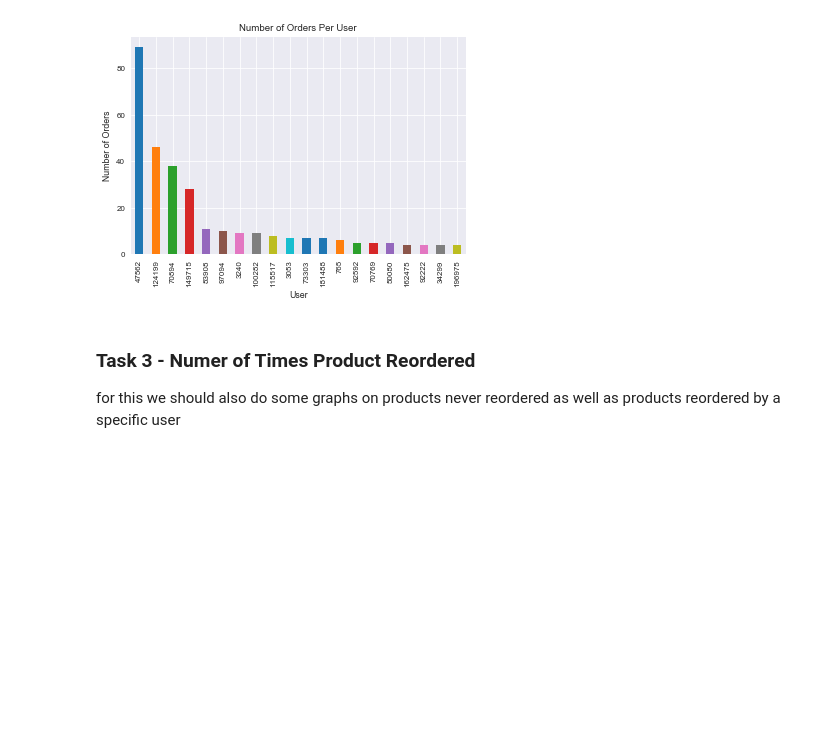
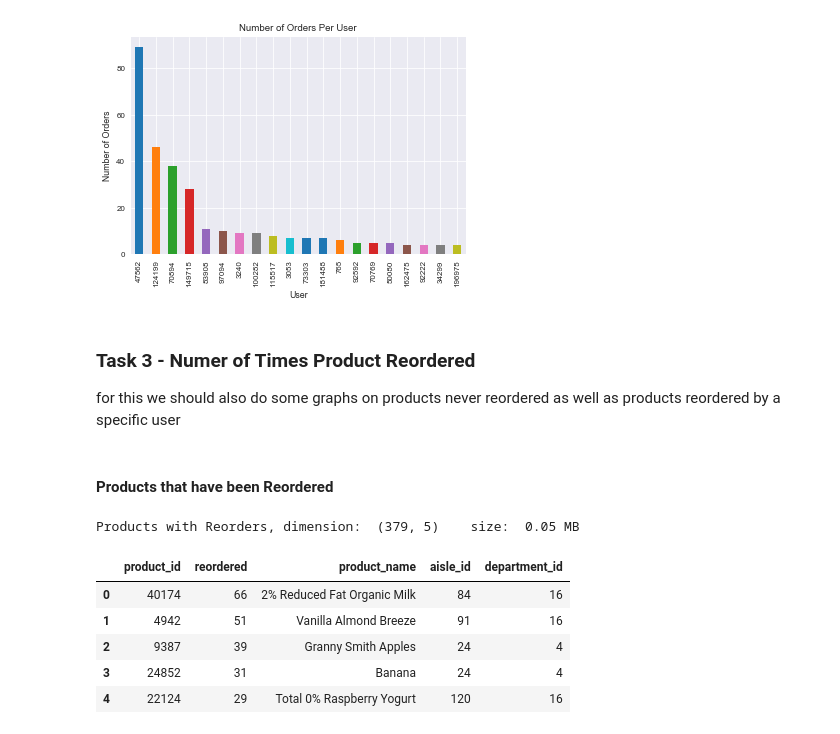
Before and after one commit to 1carew1/instacart_investigation, a Jupyter notebook: Assignment2_EDA.ipynb, the cells around one changed output. Cells and saved outputs as stored; diff of their text form; code cells hidden in the pictures; blank space fills up the shorter version.

```diff
--- a/Assignment2_EDA.ipynb
+++ b/Assignment2_EDA.ipynb
@@ -196,3 +214,26 @@ plt.show()
 # %% [markdown]
 ### Task 3 - Numer of Times Product Reordered
 for this we should also do some graphs on products never reordered as well as products reordered by a specific user
+# %% [markdown]
+#### Products that have been Reordered
+# %%
+filtered_orders_products = orders_products[["product_id", "reordered"]].dropna(thresh=1)
+product_reorder_count = (filtered_orders_products
+                        .groupby("product_id")["reordered"]
+                        .sum()
+                        .to_frame()
+                        .reset_index("product_id")
+                        .sort_values(by=["reordered"], ascending=False))
+product_reorder_count_info = product_reorder_count.merge(products, on="product_id")
+# Get a data frame of all products that were reordered
+products_with_reorders =product_reorder_count_info[product_reorder_count_info["reordered"] > 0]
+print("Products with Reorders, dimension: ",products_with_reorders.shape, "   size: ", size(products_with_reorders))
+products_with_reorders.head()
+# %% [output]
+Products with Reorders, dimension:  (379, 5)    size:  0.05 MB
+|  | product_id | reordered | product_name | aisle_id | department_id |
+| 0 | 40174 | 66 | 2% Reduced Fat Organic Milk | 84 | 16 |
+| 1 | 4942 | 51 | Vanilla Almond Breeze | 91 | 16 |
+| 2 | 9387 | 39 | Granny Smith Apples | 24 | 4 |
+| 3 | 24852 | 31 | Banana | 24 | 4 |
+| 4 | 22124 | 29 | Total 0% Raspberry Yogurt | 120 | 16 |
```
Also changed, not shown: parts of 5 cells of this notebook.
